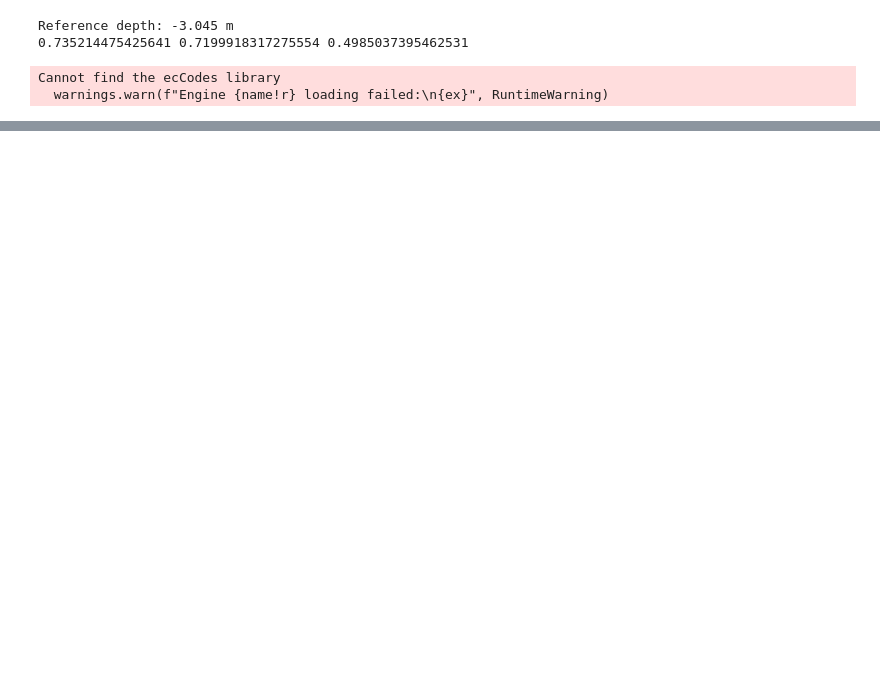
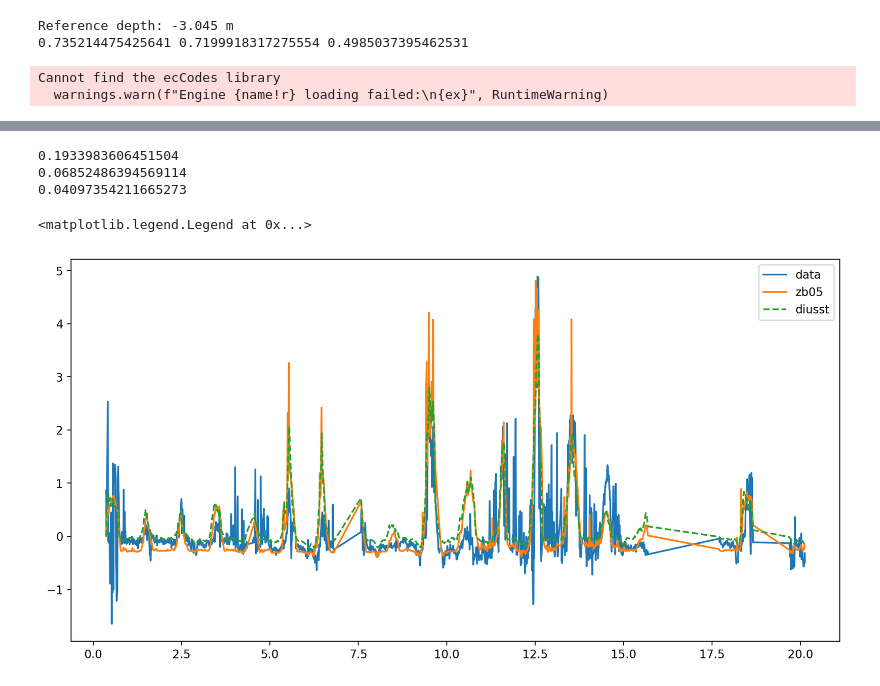
Before and after one commit to reykboerner/diusst, a Jupyter notebook: scripts/figs/paper_fig6_j2.ipynb, the cells around one changed output, grey strips where cells are left out. Saved outputs shown, nothing was run; the diff lists cells and outputs as text; code cells hidden in the pictures; blank space fills up the shorter version.

```diff
--- a/scripts/figs/paper_fig6_j2.ipynb
+++ b/scripts/figs/paper_fig6_j2.ipynb
@@ -159,0 +181,17 @@ np.amin(dsst_diusst)
+# %%
+print(np.mean(dsst_diusst))
+print(np.mean(dsst_zb05))
+print(np.mean(data['dsst'].data))
+# %% [output]
+0.1933983606451504
+0.06852486394569114
+0.04097354211665273
+# %%
+fig, ax = plt.subplots(dpi=200, figsize=(12,6))
+ax.plot(data['time_day'], data['dsst'], label='data')
+ax.plot(time_pts, dsst_zb05, label='zb05')
+ax.plot(time_pts, dsst_diusst, label='diusst', ls='--')
+ax.legend()
+# %% [output]
+<matplotlib.legend.Legend at 0x...>
+[figure, added]
```
Also changed, not shown: parts of 6 cells of this notebook, 3 other files.
